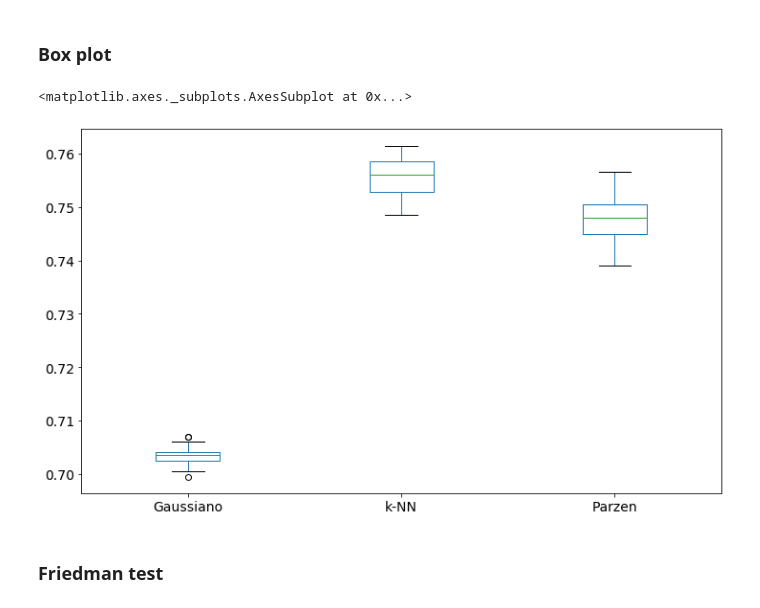
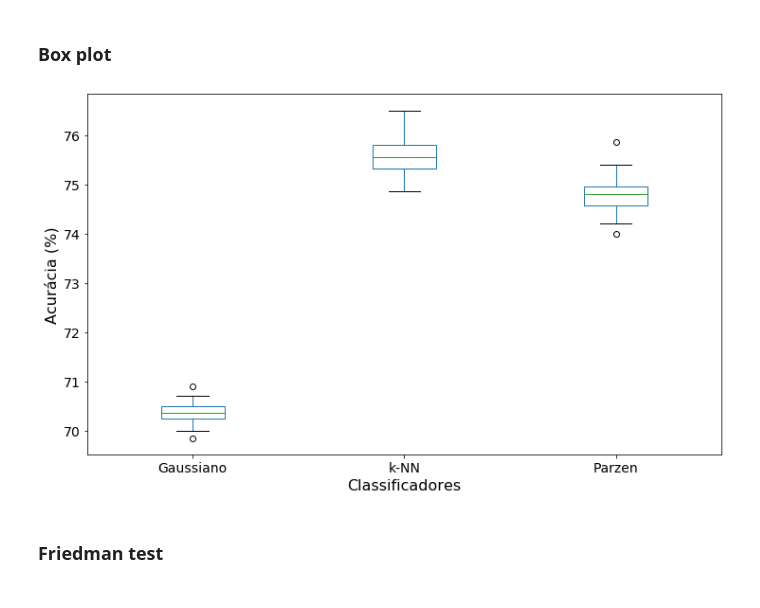
Before and after one commit to amarabuco/Projeto-ML-2020.1, a Jupyter notebook: classification/main_classification.ipynb, the cells around one changed output. Cells and saved outputs as stored; diff of their text form; code cells hidden in the pictures.

```diff
--- a/classification/main_classification.ipynb
+++ b/classification/main_classification.ipynb
@@ -316,11 +321,15 @@ results_parzen
 ### Box plot
 # %%
 results_df = pd.DataFrame(np.vstack((results_nb, results_knn, results_parzen)).T, columns=['Gaussiano', 'k-NN', 'Parzen'])
+# %%
+results_df = results_df * 100
 # %%
-results_df.boxplot(figsize=(12,7), grid=False, fontsize=14)
+ax = results_df.boxplot(figsize=(12,7), grid=False, fontsize=14)
+ax.set_ylabel('Acurácia (%)', fontsize=16)
+ax.set_xlabel('Classificadores', fontsize=16)
+plt.show()
 # %% [output]
-<matplotlib.axes._subplots.AxesSubplot at 0x...>
-[figure, old version]
+[figure, new version]
 # %% [markdown]
 ### Friedman test
 # %%
```
Also changed, not shown: parts of 12 cells of this notebook, 1 other file.
